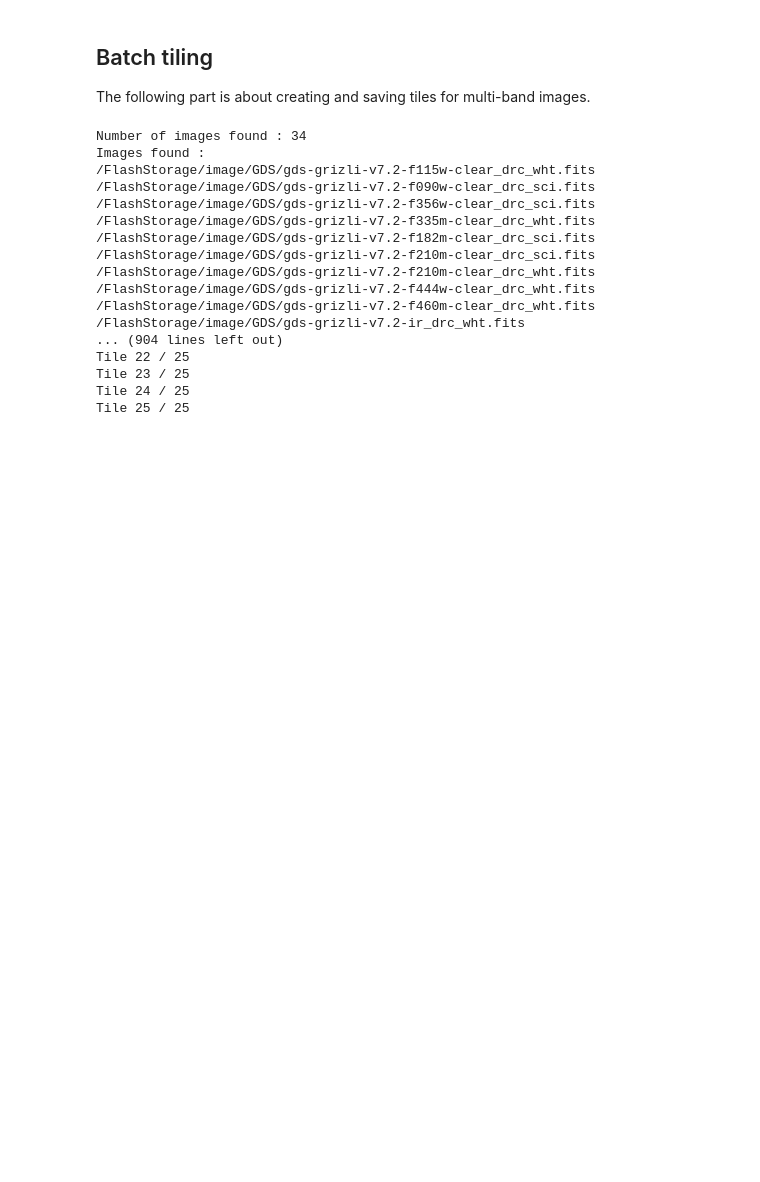
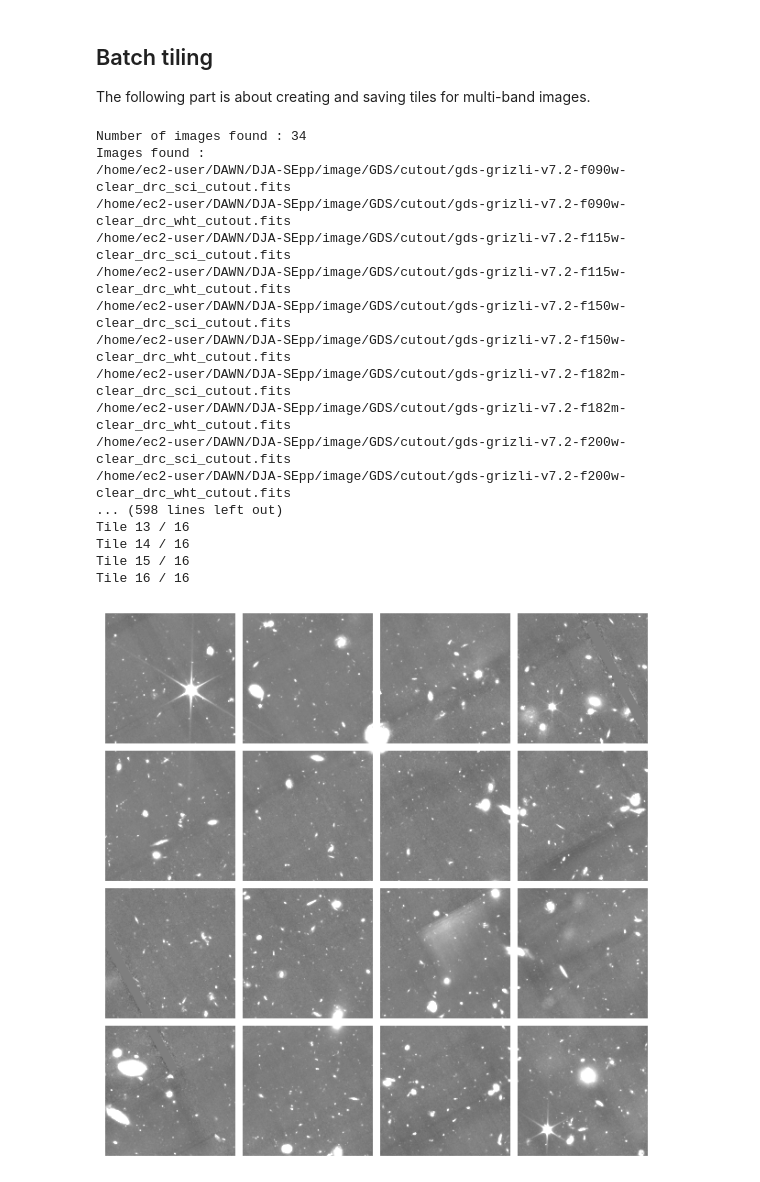
Before and after one commit to AstroAure/DJA-SEpp, a Jupyter notebook: 00.4_Tiles.ipynb, the cells around one changed output. Cells and saved outputs as stored; diff of their text form; code cells hidden in the pictures; blank space fills up the shorter version.

```diff
--- a/00.4_Tiles.ipynb
+++ b/00.4_Tiles.ipynb
@@ -149,19 +149,18 @@ def plot_tiles(nx, ny, tiles, plot_main=False, data=None, wcs=None):
             ax.imshow(tile.data, cmap='gray', origin='lower', norm=norm)
             ax.set_axis_off()
 # %%
-filename = f"/FlashStorage/image/GDS/gds-grizli-v7.2-f200w-clear_drc_sci.fits"
-# filename = f"/home/ec2-user/DAWN/DJA-SEpp/image/GDS/gds-grizli-v7.2-f200w-clear_drc_sci_cutout.fits"
+# filename = f"/FlashStorage/image/GDS/gds-grizli-v7.2-f200w-clear_drc_sci.fits"
+filename = f"/home/ec2-user/DAWN/DJA-SEpp/image/GDS/cutout/gds-grizli-v7.2-f200w-clear_drc_sci_cutout.fits"
 
 hdu = fits.open(filename, memmap=True)[0]
 wcs = WCS(hdu.header)
 data = hdu.data
 
-max_size = 2.0*u.arcmin
+max_size = 1.0*u.arcmin
 overlap = 0.5*u.arcmin
 nx, ny = tile_grid(wcs, max_size, max_size, overlap)
 centers, sizes = tile_positions(wcs, nx, ny, overlap)
 tiles = create_tiles(data, wcs, centers, sizes)
-save_tiles(tiles, filename, verbose=True)
 
 plot_tiles(nx, ny, tiles, plot_main=False)
 plt.show()
@@ -237,25 +219,28 @@ def batch_tiling(generic_filename   : str,
             plot_tiles(nx, ny, tiles, plot_main=False)
     plt.show()
 # %%
-batch_tiling(generic_filename="/FlashStorage/image/GDS/*.fits",
-             tile_max_size=2.0*u.arcmin, overlap=0.5*u.arcmin,
+batch_tiling(generic_filename="/home/ec2-user/DAWN/DJA-SEpp/image/GDS/cutout/*.fits",
+             tile_max_size=0.5*u.arcmin, overlap=0.0*u.arcmin,
              plot=True, verbose=True)
+# batch_tiling(generic_filename="/FlashStorage/image/GDS/*.fits",
+#              tile_max_size=2.0*u.arcmin, overlap=0.5*u.arcmin,
+#              plot=True, verbose=True)
 # %% [output]
 Number of images found : 34
 Images found :
-/FlashStorage/image/GDS/gds-grizli-v7.2-f115w-clear_drc_wht.fits
-/FlashStorage/image/GDS/gds-grizli-v7.2-f090w-clear_drc_sci.fits
-/FlashStorage/image/GDS/gds-grizli-v7.2-f356w-clear_drc_sci.fits
-/FlashStorage/image/GDS/gds-grizli-v7.2-f335m-clear_drc_wht.fits
-/FlashStorage/image/GDS/gds-grizli-v7.2-f182m-clear_drc_sci.fits
-/FlashStorage/image/GDS/gds-grizli-v7.2-f210m-clear_drc_sci.fits
-/FlashStorage/image/GDS/gds-grizli-v7.2-f210m-clear_drc_wht.fits
-/FlashStorage/image/GDS/gds-grizli-v7.2-f444w-clear_drc_wht.fits
-/FlashStorage/image/GDS/gds-grizli-v7.2-f460m-clear_drc_wht.fits
-/FlashStorage/image/GDS/gds-grizli-v7.2-ir_drc_wht.fits
-... (904 lines left out)
-Tile 22 / 25
-Tile 23 / 25
-Tile 24 / 25
-Tile 25 / 25
+/home/ec2-user/DAWN/DJA-SEpp/image/GDS/cutout/gds-grizli-v7.2-f090w-clear_drc_sci_cutout.fits
+/home/ec2-user/DAWN/DJA-SEpp/image/GDS/cutout/gds-grizli-v7.2-f090w-clear_drc_wht_cutout.fits
+/home/ec2-user/DAWN/DJA-SEpp/image/GDS/cutout/gds-grizli-v7.2-f115w-clear_drc_sci_cutout.fits
+/home/ec2-user/DAWN/DJA-SEpp/image/GDS/cutout/gds-grizli-v7.2-f115w-clear_drc_wht_cutout.fits
+/home/ec2-user/DAWN/DJA-SEpp/image/GDS/cutout/gds-grizli-v7.2-f150w-clear_drc_sci_cutout.fits
+/home/ec2-user/DAWN/DJA-SEpp/image/GDS/cutout/gds-grizli-v7.2-f150w-clear_drc_wht_cutout.fits
+/home/ec2-user/DAWN/DJA-SEpp/image/GDS/cutout/gds-grizli-v7.2-f182m-clear_drc_sci_cutout.fits
+/home/ec2-user/DAWN/DJA-SEpp/image/GDS/cutout/gds-grizli-v7.2-f182m-clear_drc_wht_cutout.fits
+/home/ec2-user/DAWN/DJA-SEpp/image/GDS/cutout/gds-grizli-v7.2-f200w-clear_drc_sci_cutout.fits
+/home/ec2-user/DAWN/DJA-SEpp/image/GDS/cutout/gds-grizli-v7.2-f200w-clear_drc_wht_cutout.fits
+... (598 lines left out)
+Tile 13 / 16
+Tile 14 / 16
+Tile 15 / 16
+Tile 16 / 16
-[figure, old version]
+[figure, new version]
```
Also changed, not shown: parts of 1 cell of this notebook, 7 other files.
